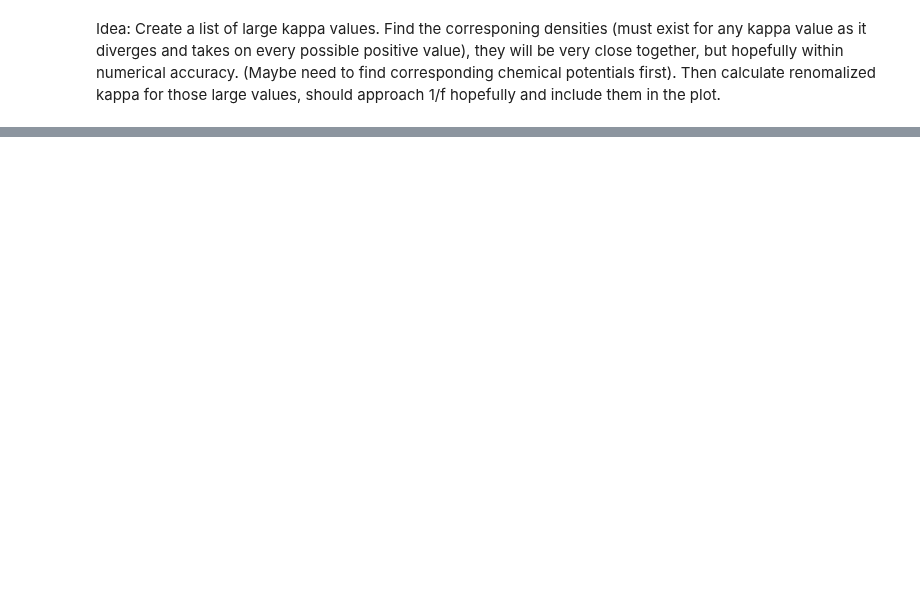
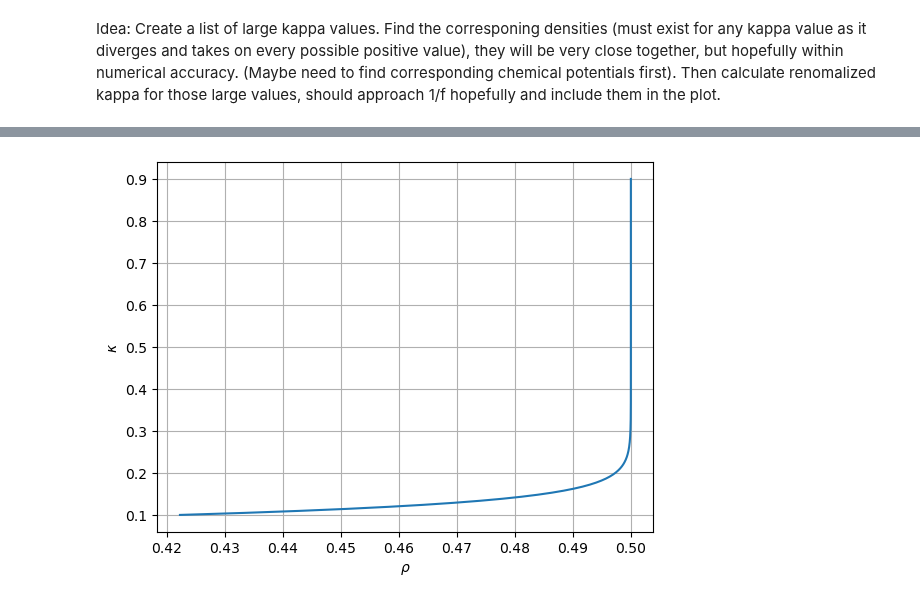
Before and after one commit to janjhch/bachelorthesis, a Jupyter notebook: meanfield/landau_f0_2d.ipynb, the cells around one changed output, grey strips where cells are left out. Cells and saved outputs as stored; diff of their text form; code cells hidden in the pictures; blank space fills up the shorter version.

```diff
--- a/meanfield/landau_f0_2d.ipynb
+++ b/meanfield/landau_f0_2d.ipynb
@@ -248,2 +214,4 @@ one_plot(rho_U14_f8_sing_1, kappa_U14_f8_sing_1, r'$\rho$', r'$\kappa$', r'$f_0=
 # %% [markdown]
 Idea: Create a list of large kappa values. Find the corresponing densities (must exist for any kappa value as it diverges and takes on every possible positive value), they will be very close together, but hopefully within numerical accuracy. (Maybe need to find corresponding chemical potentials first). Then calculate renomalized kappa for those large values, should approach 1/f hopefully and include them in the plot.
+# %%
+kappa_sing_array = np.linspace(0.1, 0.9, 500)
@@ -249,0 +220,28 @@ Idea: Create a list of large kappa values. Find the corresponing densities (must
+# %%
+def find_mu_of_kappa(kappa, U):
+    bracket = (-t*d, 0)
+    func_kappa = lambda mu: kappa_hk_2d(mu, U) - kappa
+    result = root_scalar(func_kappa, bracket=bracket, method='brentq')
+
+    if result.converged:
+        return result.root
+    else:
+        raise RuntimeError(f"Keine Nullstelle gefunden für kappa={kappa}")
+
+def create_rho_list_of_kappa_values(kappa_array, U):
+    rho_list = []
+    kappa_max = max(kappa_array)
+
+    for kappa_i in kappa_array:
+        print(f'\rProgress: {(kappa_i/kappa_max * 100):.1f}%{' ' * 20}', end="", flush=True)
+        try:
+            mu_i = find_mu_of_kappa(kappa_i, U)
+            rho_i = rho_hk_2d(mu_i, U)
+            rho_list.append(rho_i)
+        except RuntimeError:
+            rho_list.append(np.nan)
+            print(f"Keine Nullstelle gefunden für kappa={kappa_i}")
+
+    return rho_list
+
+rho_sing_list = create_rho_list_of_kappa_values(kappa_sing_array, 14)
@@ -249,0 +260,4 @@ Idea: Create a list of large kappa values. Find the corresponing densities (must
+# %%
+one_plot(rho_sing_list, kappa_sing_array, r'$\rho$', r'$\kappa$', '')
+# %% [output]
+[figure, added]
```
Also changed, not shown: parts of 9 cells of this notebook, 2 other files.
